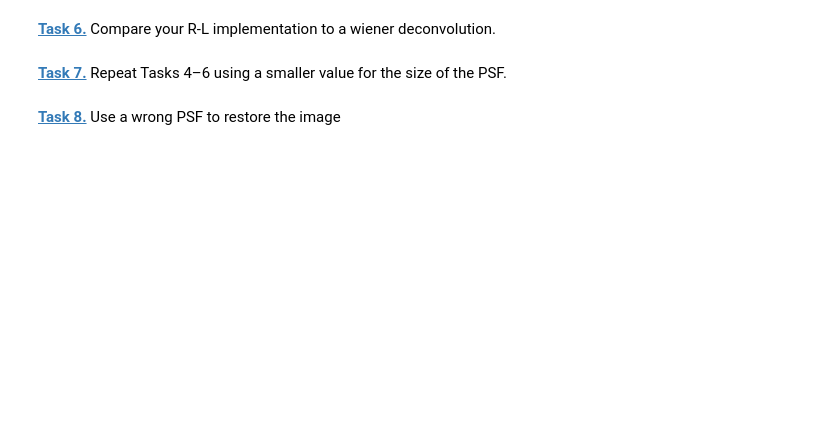
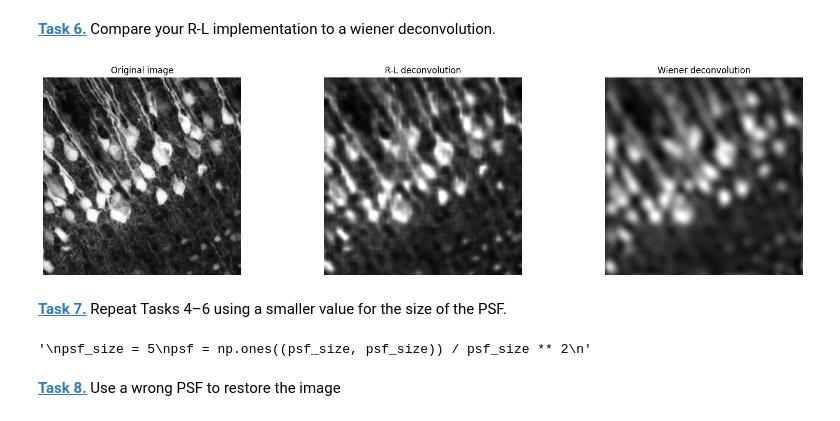
Before and after one commit to leventetn/mobi-fs5-python, a Jupyter notebook: deconvolution.ipynb, the cells around one changed output. Saved outputs shown, nothing was run; the diff lists cells and outputs as text; code cells hidden in the pictures; blank space fills up the shorter version.

```diff
--- a/deconvolution.ipynb
+++ b/deconvolution.ipynb
@@ -102,6 +119,33 @@ img_deconv = richardson_lucy_deconvolution(img_conv, psf, 20)
 # %% [markdown]
 **[Task 6.]()** Compare your R-L implementation to a wiener deconvolution.
+# %%
+img_wiener = wiener(img_conv, psf, balance = 20, clip = True)
+img_deconv = richardson_lucy_deconvolution(img_conv, psf, 20)
+
+plt.figure(figsize=(20,5))
+plt.subplot(1, 3, 1)
+plt.axis('off')
+plt.imshow(img, 'gray')
+plt.title('Original image')
+plt.subplot(1, 3, 2)
+plt.axis('off')
+plt.imshow(img_deconv, 'gray')
+plt.title('R-L deconvolution')
+plt.subplot(1, 3, 3)
+plt.axis('off')
+plt.imshow(img_wiener, 'gray')
+plt.title('Wiener deconvolution')
+plt.show()
+# %% [output]
+[figure, added]
 # %% [markdown]
 **[Task 7.]()** Repeat Tasks 4–6 using a smaller value for the size of the PSF.
+# %%
+'''
+psf_size = 5
+psf = np.ones((psf_size, psf_size)) / psf_size ** 2
+'''
+# %% [output]
+'\npsf_size = 5\npsf = np.ones((psf_size, psf_size)) / psf_size ** 2\n'
 # %% [markdown]
 **[Task 8.]()** Use a wrong PSF to restore the image
```
Also changed, not shown: parts of 4 cells of this notebook.
